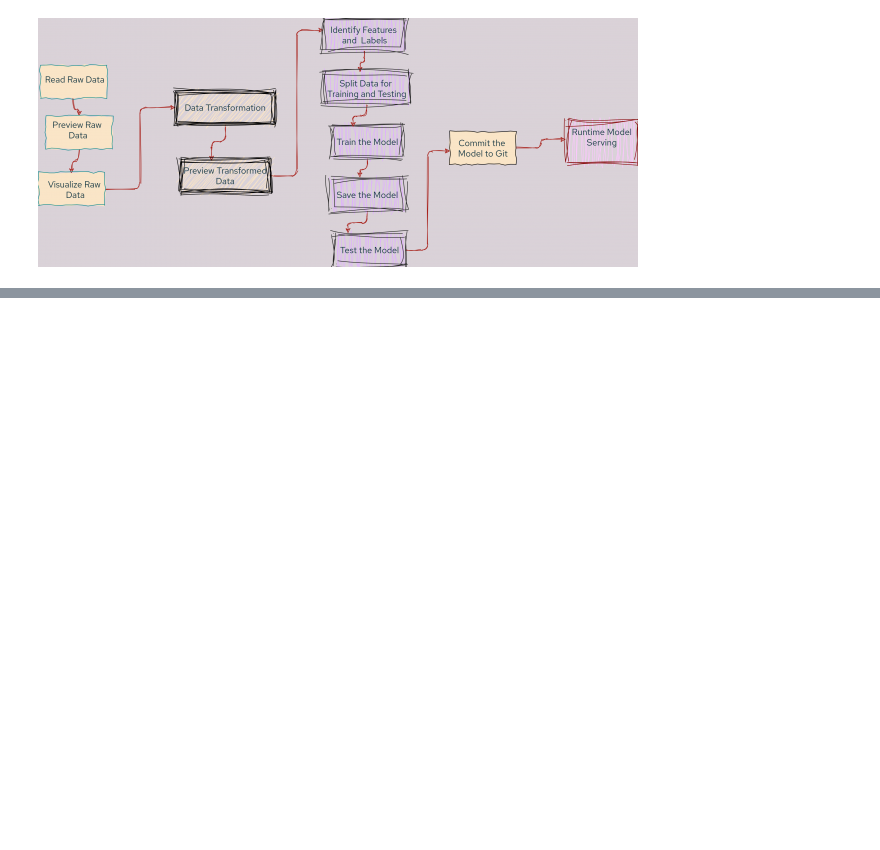
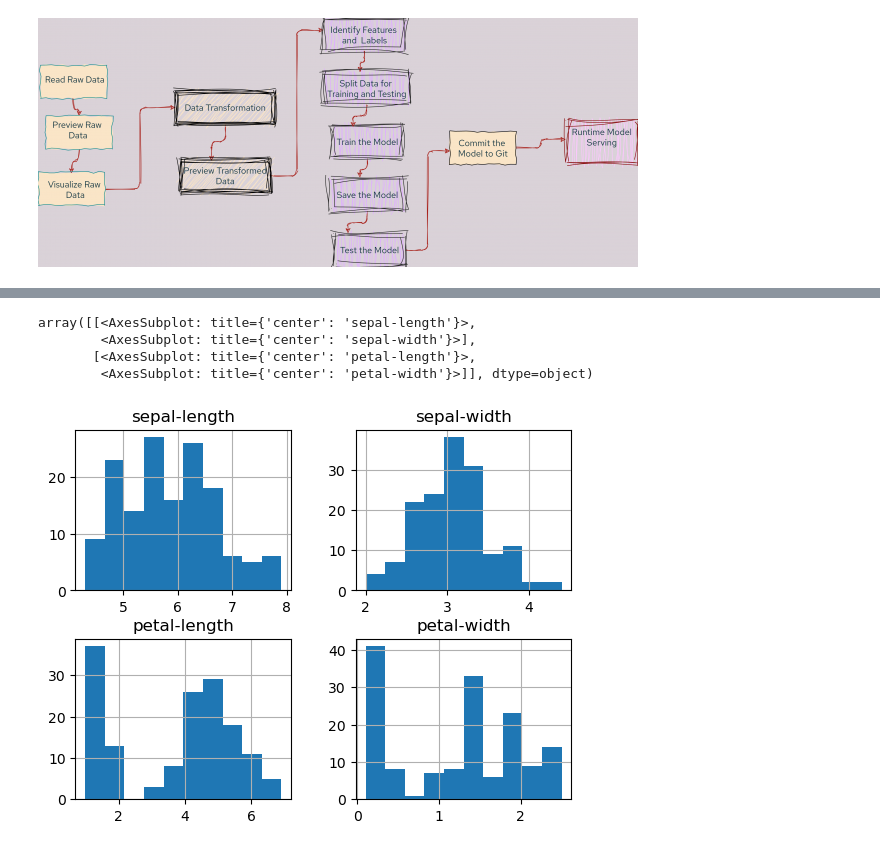
Before and after one commit to kemalcankara/anlp2023_guz, a Jupyter notebook: Codes/1.Basics/2_ml_intro.ipynb, the cells around one changed output, grey strips where cells are left out. Drawn from its saved outputs; the diff is of its cells as text; code cells hidden in the pictures; blank space fills up the shorter version.

```diff
--- a/Codes/1.Basics/2_ml_intro.ipynb
+++ b/Codes/1.Basics/2_ml_intro.ipynb
@@ -4,0 +72,8 @@
+# %%
+dataset.hist()
+# %% [output]
+array([[<AxesSubplot: title={'center': 'sepal-length'}>,
+        <AxesSubplot: title={'center': 'sepal-width'}>],
+       [<AxesSubplot: title={'center': 'petal-length'}>,
+        <AxesSubplot: title={'center': 'petal-width'}>]], dtype=object)
+[figure, added]
```
Also changed, not shown: parts of 16 cells of this notebook, 1 other file.
